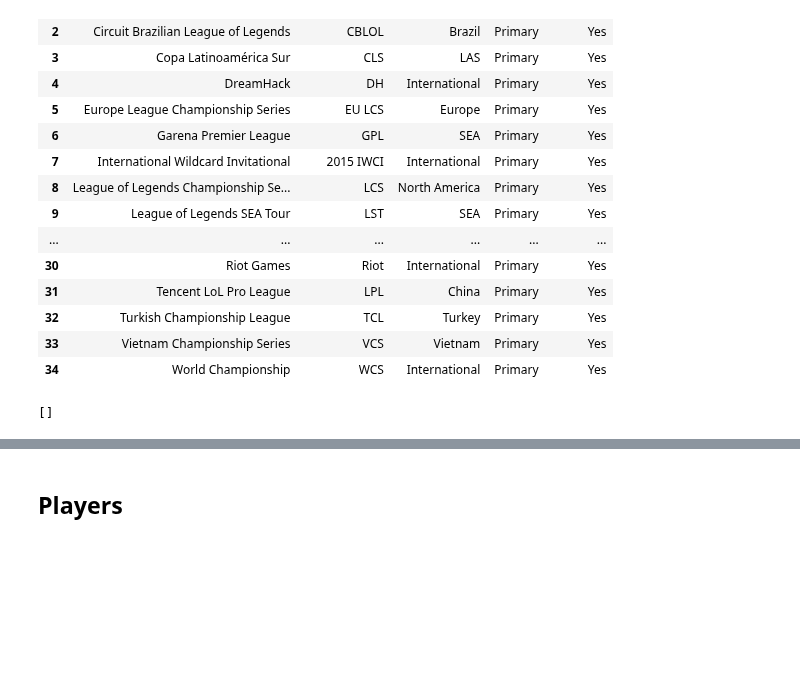
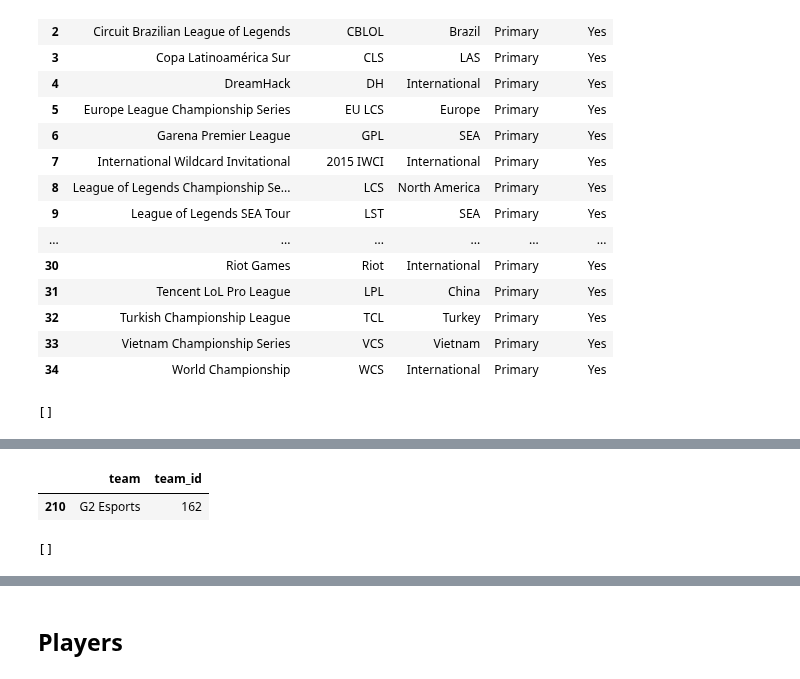
Before and after one commit to posky/LoL-Esports, a Jupyter notebook: parse_matches.ipynb, the cells around one changed output, grey strips where cells are left out. Saved outputs shown, nothing was run; the diff lists cells and outputs as text; code cells hidden in the pictures; blank space fills up the shorter version.

```diff
--- a/parse_matches.ipynb
+++ b/parse_matches.ipynb
@@ -145,18 +145,23 @@ CBLOL
         2021 Season World Championship
         2022 Season World Championship
 # %%
-teams.loc[teams['team'].str.contains('BRION')]
+teams.loc[teams['team'].str.contains('g2', case=False)]
+# %% [output]
+|  | team | team_id |
+| 210 | G2 Esports | 162 |
 # %%
 if len(names) > 0:
     teams = pd.concat(
         [
             teams,
-            # pd.Series({'team': names.pop(0), 'team_id': get_new_id(teams)}).to_frame().T
-            pd.Series({'team': names.pop(0), 'team_id': 8}).to_frame().T
+            pd.Series({'team': names.pop(0), 'team_id': get_new_id(teams)}).to_frame().T
+            # pd.Series({'team': names.pop(0), 'team_id': 259}).to_frame().T
         ],
         ignore_index=True
     )
 names
+# %% [output]
+[]
 # %%
 teams = teams.sort_values(by='team').reset_index(drop=True)
 teams
```
Also changed, not shown: parts of 11 cells of this notebook.
